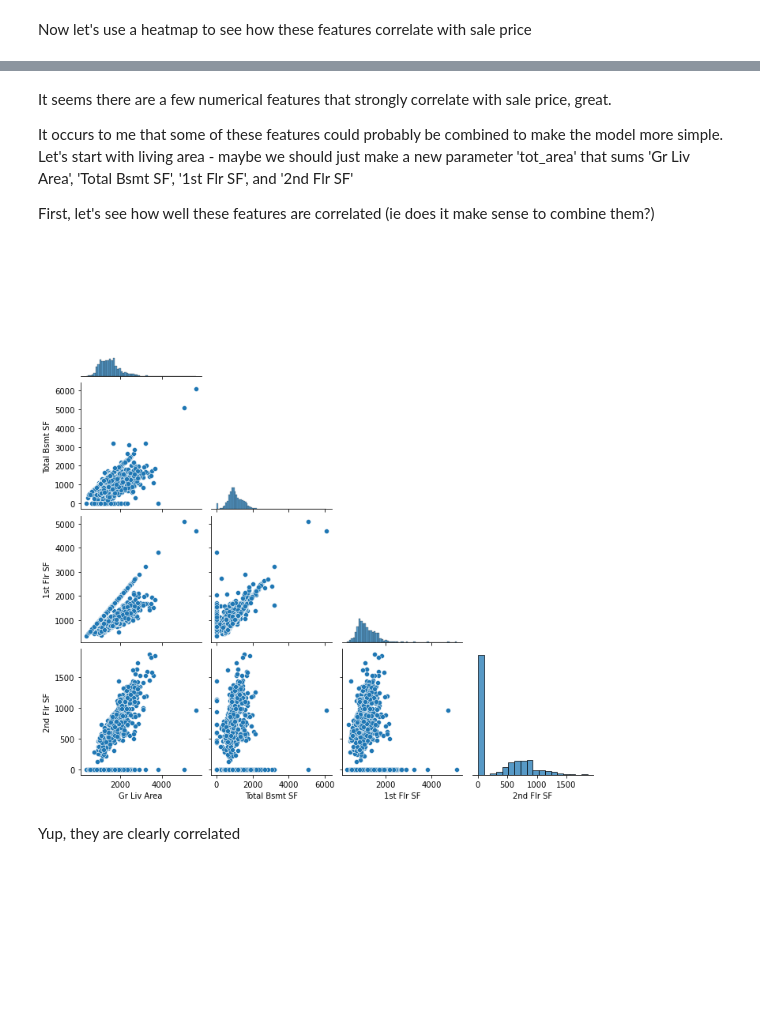
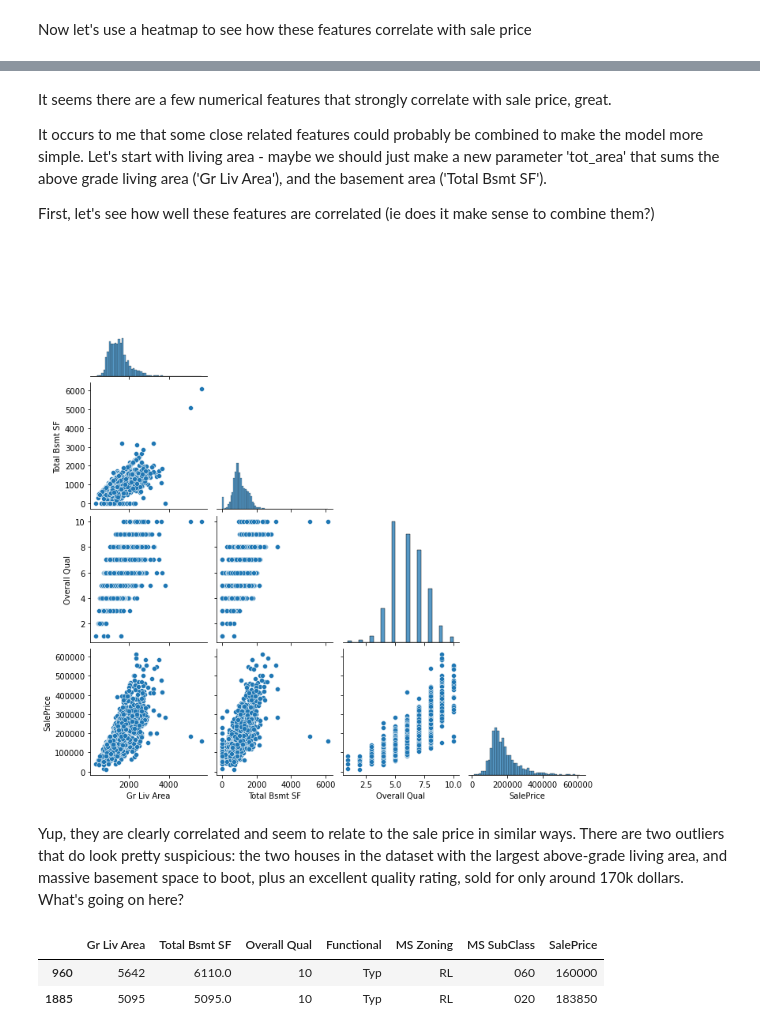
Before and after one commit to martijndevries/AmesHousingPrices, a Jupyter notebook: code/EDA_engineering.ipynb, the cells around one changed output, grey strips where cells are left out. Cells and saved outputs as stored; diff of their text form; code cells hidden in the pictures; blank space fills up the shorter version.

```diff
--- a/code/EDA_engineering.ipynb
+++ b/code/EDA_engineering.ipynb
@@ -45,13 +45,20 @@ sns.heatmap(df_train.corr()[['SalePrice']].sort_values(by='SalePrice', ascending
 # %% [markdown]
 It seems there are a few numerical features that strongly correlate with sale price, great.
 
-It occurs to me that some of these features could probably be combined to make the model more simple. Let's start with living area - maybe we should just make a new parameter 'tot_area' that sums 'Gr Liv Area', 'Total Bsmt SF', '1st Flr SF', and '2nd Flr SF'
+It occurs to me that some close related features could probably be combined to make the model more simple. Let's start with living area - maybe we should just make a new parameter 'tot_area' that sums the above grade living area ('Gr Liv Area'), and the basement area ('Total Bsmt SF').
 
 First, let's see how well these features are correlated (ie does it make sense to combine them?)
 # %%
-area_features = ['Gr Liv Area', 'Total Bsmt SF', '1st Flr SF', '2nd Flr SF']
+area_features = ['Gr Liv Area', 'Total Bsmt SF', 'Overall Qual', 'SalePrice']
 sns.pairplot(df_train[area_features], corner=True);
 # %% [output]
-[figure, old version]
+[figure, new version]
 # %% [markdown]
-Yup, they are clearly correlated
+Yup, they are clearly correlated and seem to relate to the sale price in similar ways. There are two outliers that do look pretty suspicious: the two houses in the dataset with the largest above-grade living area, and massive basement space to boot, plus an excellent quality rating, sold for only around 170k dollars. What's going on here?
+# %%
+cols = ['Gr Liv Area', 'Total Bsmt SF', 'Overall Qual', 'Functional', 'MS Zoning',  'MS SubClass', 'SalePrice']
+df_train[df_train['Gr Liv Area'] > 4000][cols]
+# %% [output]
+|  | Gr Liv Area | Total Bsmt SF | Overall Qual | Functional | MS Zoning | MS SubClass | SalePrice |
+| 960 | 5642 | 6110.0 | 10 | Typ | RL | 060 | 160000 |
+| 1885 | 5095 | 5095.0 | 10 | Typ | RL | 020 | 183850 |
```
Also changed, not shown: parts of 54 cells of this notebook, 6 other files.
